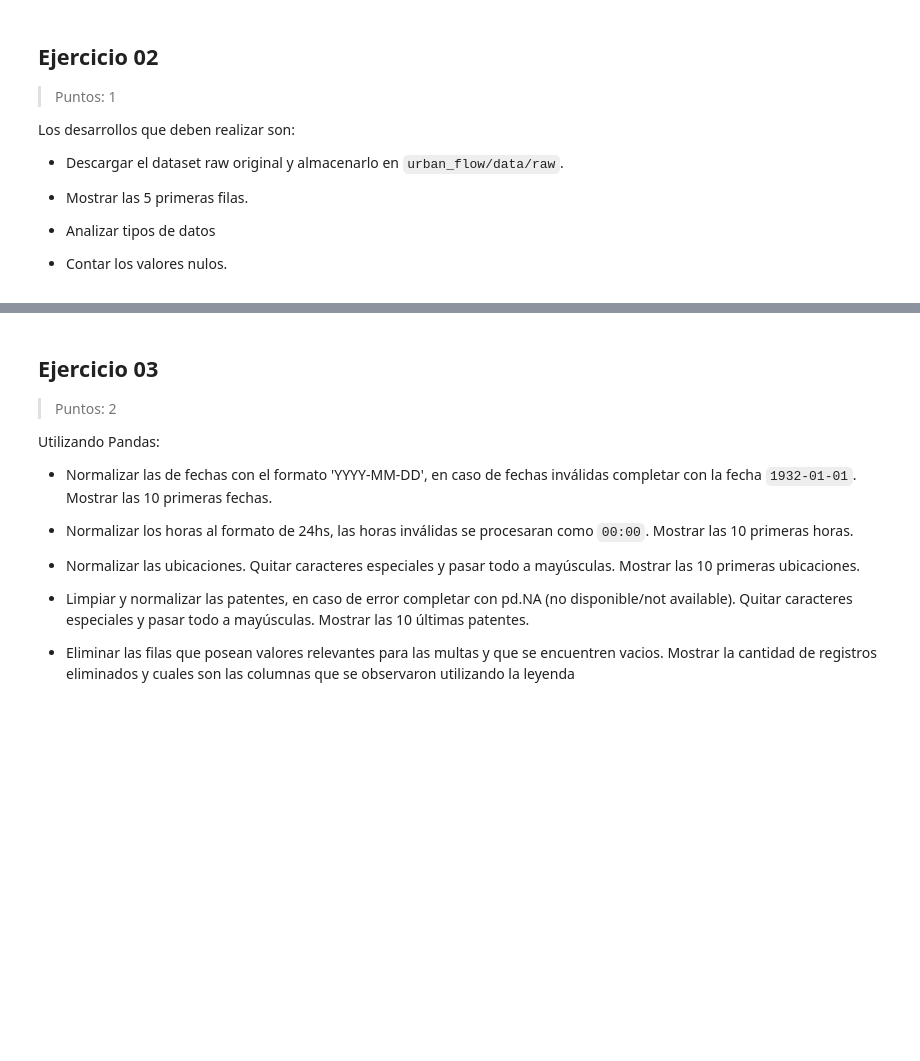
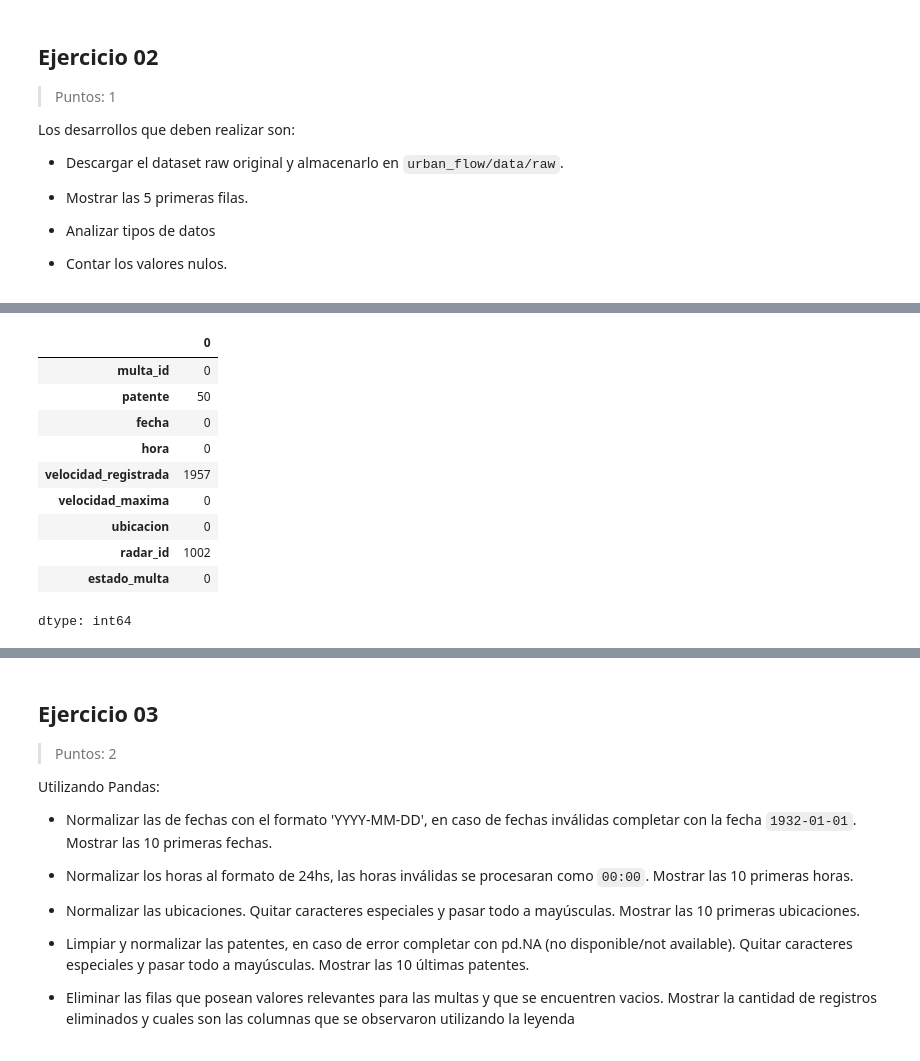
Before and after one commit to ckriztian/lcd-tp-urban-flow, a Jupyter notebook: 01_Flujo_Urbano-Vera_Cristian-Verdun_Dario-Sanchez_Sergio-Saldivia_Eduardo.ipynb, the cells around one changed output, grey strips where cells are left out. Drawn from its saved outputs; the diff is of its cells as text; code cells hidden in the pictures; blank space fills up the shorter version.

```diff
--- a/01_Flujo_Urbano-Vera_Cristian-Verdun_Dario-Sanchez_Sergio-Saldivia_Eduardo.ipynb
+++ b/01_Flujo_Urbano-Vera_Cristian-Verdun_Dario-Sanchez_Sergio-Saldivia_Eduardo.ipynb
@@ -187,0 +249,15 @@ Los desarrollos que deben realizar son:
+# %%
+#@title Contar los valores nulos.
+df.isnull().sum()
+# %% [output]
+|  | 0 |
+| multa_id | 0 |
+| patente | 50 |
+| fecha | 0 |
+| hora | 0 |
+| velocidad_registrada | 1957 |
+| velocidad_maxima | 0 |
+| ubicacion | 0 |
+| radar_id | 1002 |
+| estado_multa | 0 |
+dtype: int64
```
Also changed, not shown: parts of 17 cells of this notebook.
